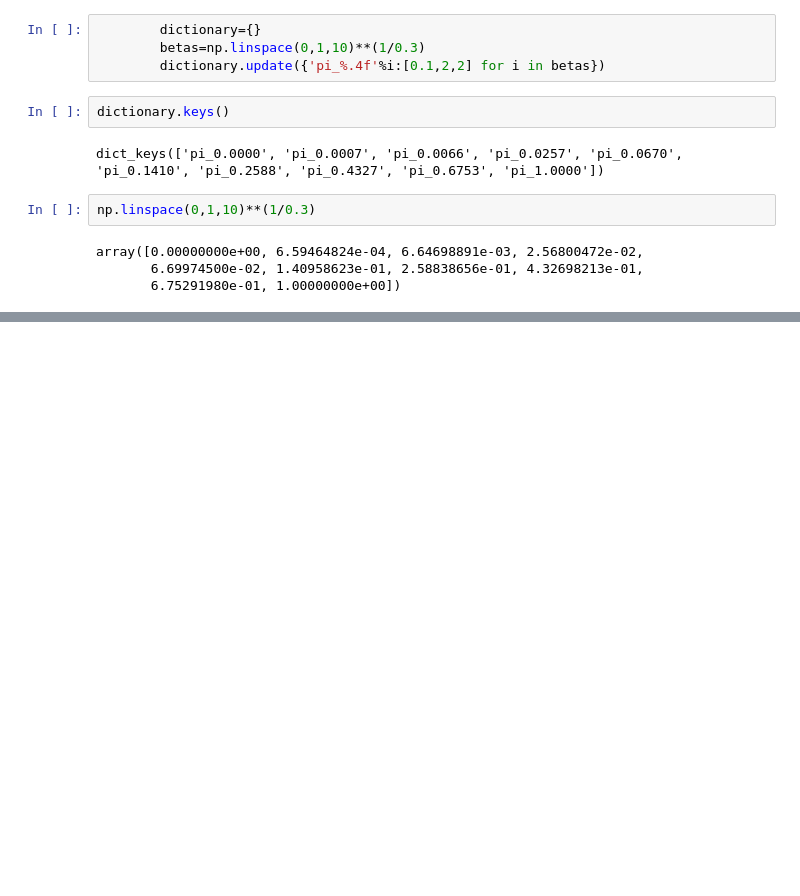
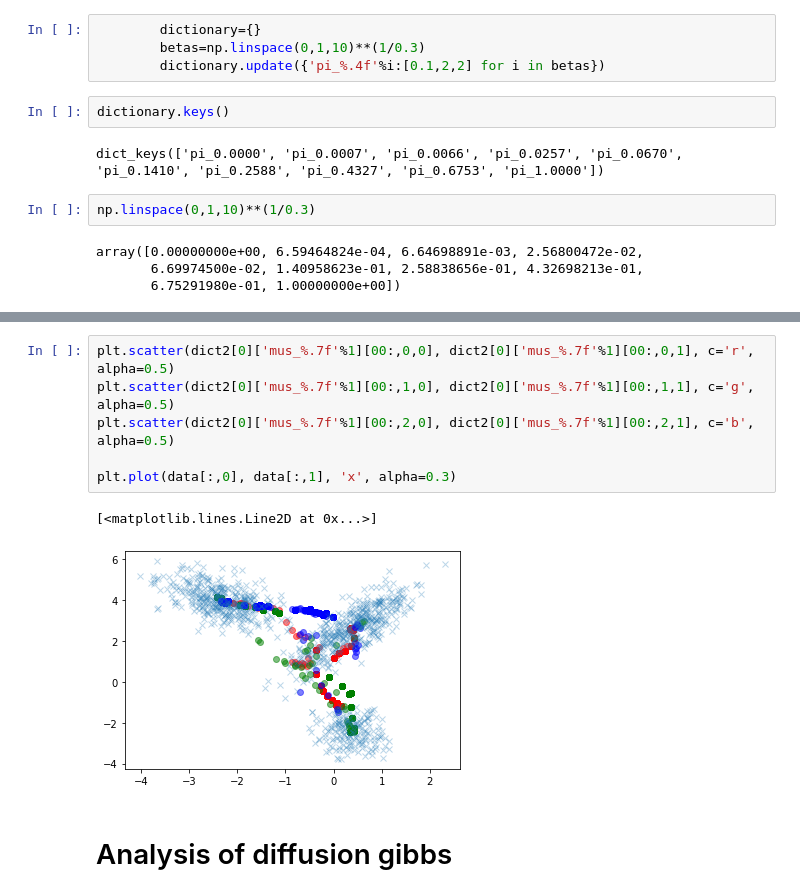
Before and after one commit to Wraithmat/Bayesian-Clustering, a Jupyter notebook: test_.ipynb, the cells around one changed output, grey strips where cells are left out. Saved outputs shown, nothing was run; the diff lists cells and outputs as text; blank space fills up the shorter version.

```diff
--- a/test_.ipynb
+++ b/test_.ipynb
@@ -57,0 +161,11 @@ array([0.00000000e+00, 6.59464824e-04, 6.64698891e-03, 2.56800472e-02,
+# %%
+plt.scatter(dict2[0]['mus_%.7f'%1][00:,0,0], dict2[0]['mus_%.7f'%1][00:,0,1], c='r', alpha=0.5)
+plt.scatter(dict2[0]['mus_%.7f'%1][00:,1,0], dict2[0]['mus_%.7f'%1][00:,1,1], c='g', alpha=0.5)
+plt.scatter(dict2[0]['mus_%.7f'%1][00:,2,0], dict2[0]['mus_%.7f'%1][00:,2,1], c='b', alpha=0.5)
+
+plt.plot(data[:,0], data[:,1], 'x', alpha=0.3)
+# %% [output]
+[<matplotlib.lines.Line2D at 0x...>]
+[figure, added]
+# %% [markdown]
+# Analysis of diffusion gibbs
```
Also changed, not shown: parts of 22 cells of this notebook, 3 other files.
